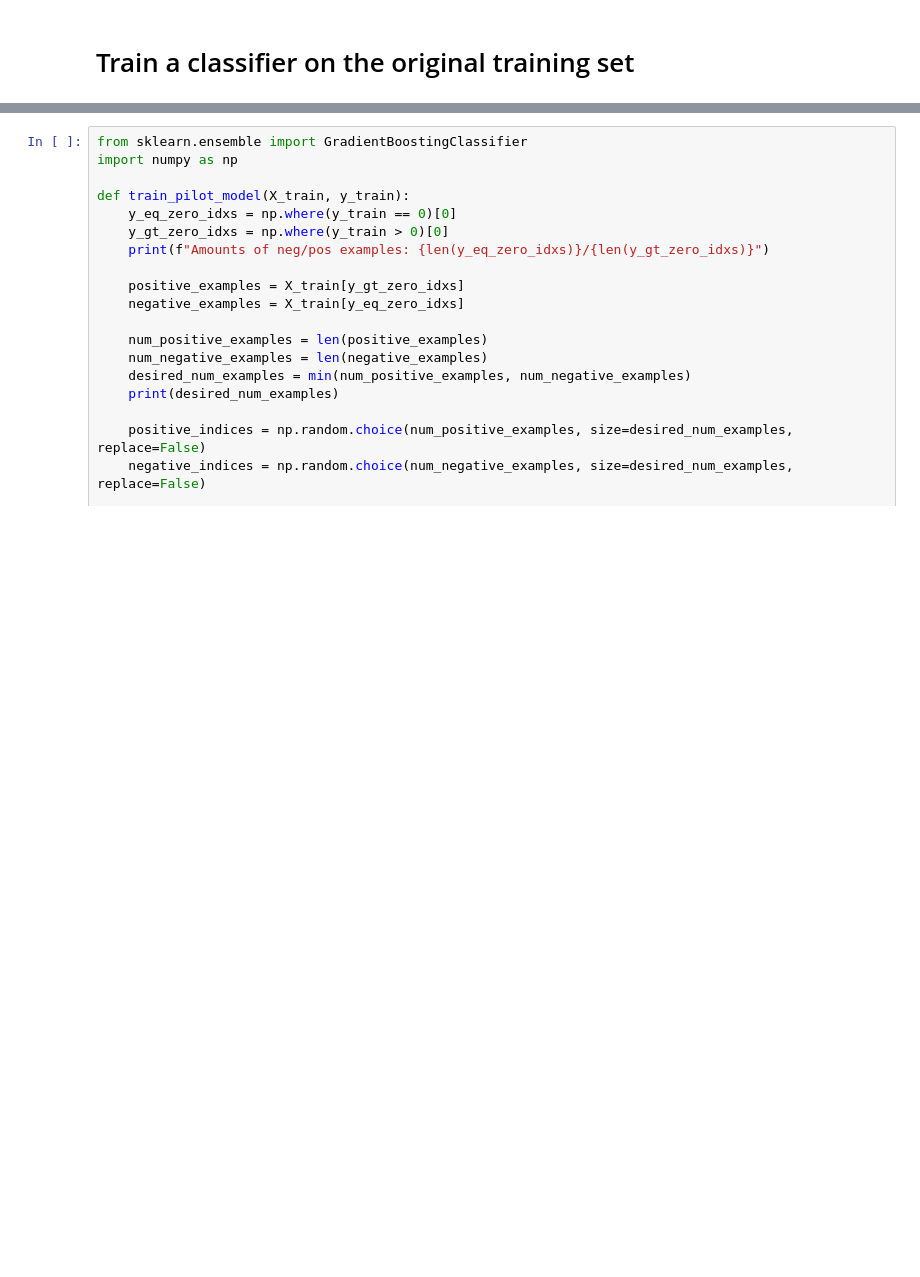
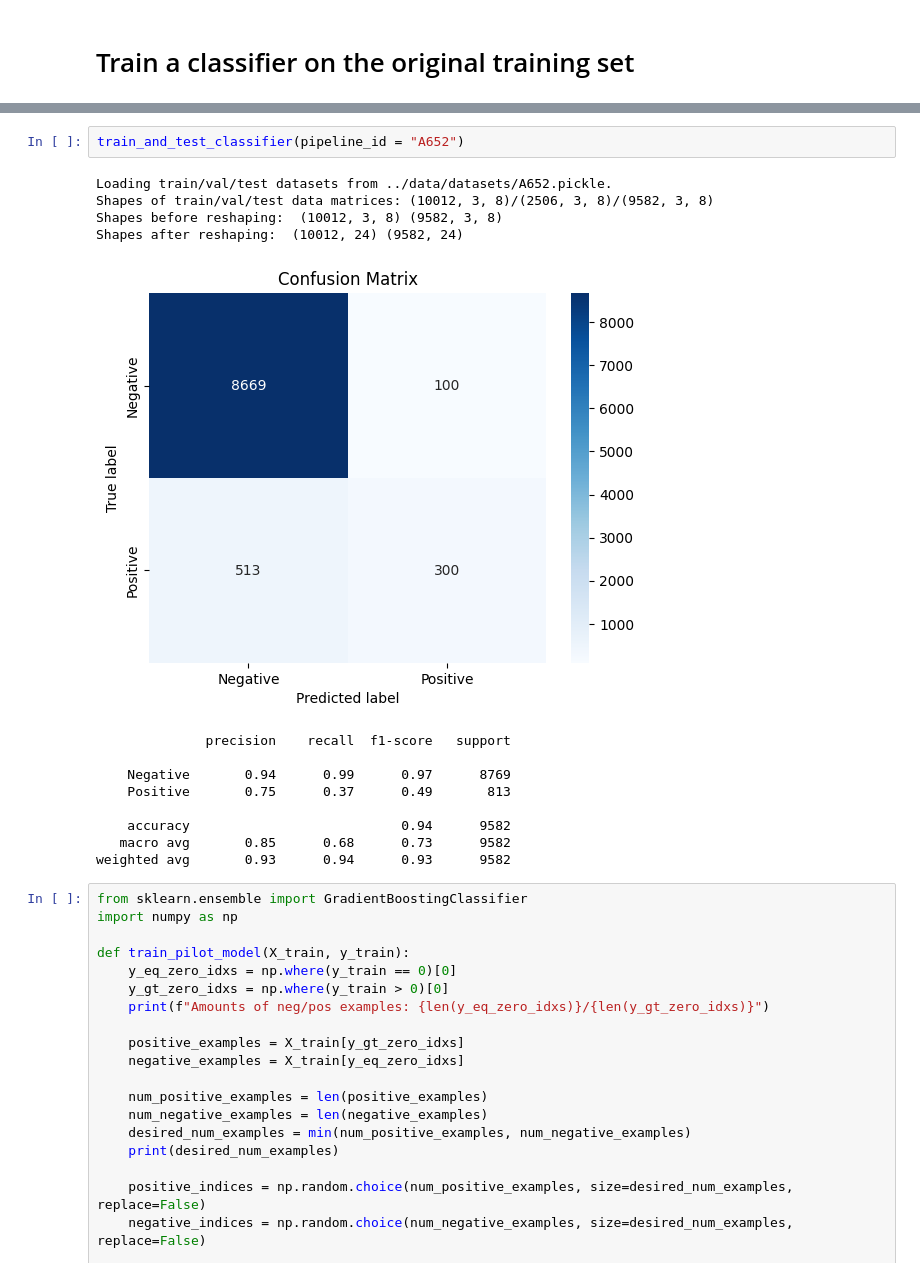
Before and after one commit to NietoCurcio/atmoseer, a Jupyter notebook: notebooks/subsampling.ipynb, the cells around one changed output, grey strips where cells are left out. Saved outputs shown, nothing was run; the diff lists cells and outputs as text; blank space fills up the shorter version.

```diff
--- a/notebooks/subsampling.ipynb
+++ b/notebooks/subsampling.ipynb
@@ -100,3 +98,19 @@ weighted avg       0.93      0.89      0.90     10228
+# %%
+train_and_test_classifier(pipeline_id = "A652")
+# %% [output]
+Loading train/val/test datasets from ../data/datasets/A652.pickle.
+Shapes of train/val/test data matrices: (10012, 3, 8)/(2506, 3, 8)/(9582, 3, 8)
+Shapes before reshaping:  (10012, 3, 8) (9582, 3, 8)
+Shapes after reshaping:  (10012, 24) (9582, 24)
+[figure, added]
+              precision    recall  f1-score   support
+
+    Negative       0.94      0.99      0.97      8769
+    Positive       0.75      0.37      0.49       813
+
+    accuracy                           0.94      9582
+   macro avg       0.85      0.68      0.73      9582
+weighted avg       0.93      0.94      0.93      9582
 # %%
 from sklearn.ensemble import GradientBoostingClassifier
 import numpy as np
```
Also changed, not shown: parts of 4 cells of this notebook, 4 other files.
